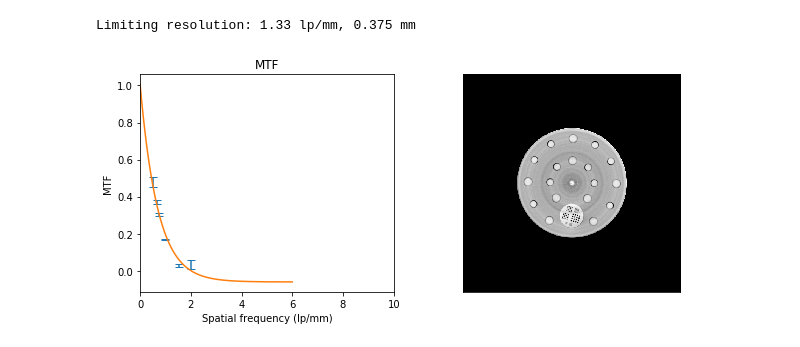
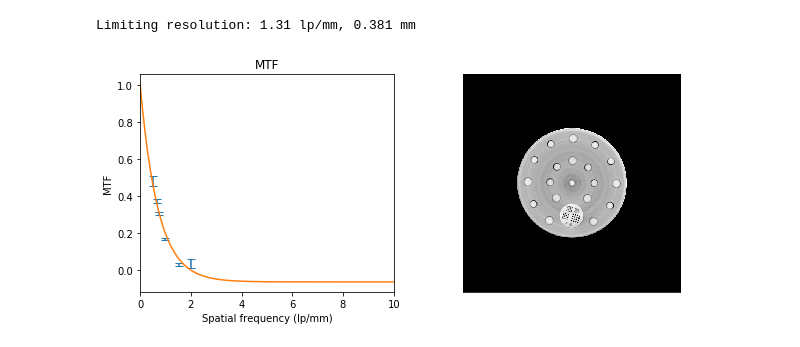
Before and after one commit to drichts/Reconstruction, a Jupyter notebook: presentations/AAPM21/mtf_ct.ipynb, the cells around one changed output. Drawn from its saved outputs; the diff is of its cells as text; code cells hidden in the pictures.

```diff
--- a/presentations/AAPM21/mtf_ct.ipynb
+++ b/presentations/AAPM21/mtf_ct.ipynb
@@ -8,7 +8,7 @@ from scipy.interpolate import CubicSpline
 directory = r'D:\OneDrive - University of Victoria\Research\LDA Data\AAPM21'
 folder = 'CT resolution'
 
-ct = np.load(os.path.join(directory, folder, 'Two', 'CT_norm.npy'))
+ct = np.load(os.path.join(directory, folder, 'Two', 'CT_norm_2.npy'))
 
 masks = np.load(os.path.join(directory, folder, 'Two', 'mtf_masks.npy'))
 
@@ -71,34 +71,36 @@ mtf_std = np.std(mtf_final, axis=0)
 from scipy.optimize import curve_fit
 
 def func(x, a, b, c):
     return a * np.exp(-b * x) + c
 
-freq_fit = np.linspace(0, 6, 100)
+freq_fit = np.linspace(0, 10, 100)
 
 popt, pcov = curve_fit(func, np.insert(freq, 0, 0), np.insert(mtf_mean, 0, 1))
 
 # Find the 0.1 spot
 mtf_new = func(freq_fit, *popt)
 idx = np.abs(mtf_new - 0.1).argmin()
 print(f'Limiting resolution: {freq_fit[idx]:0.2f} lp/mm, {1/(2*freq_fit[idx]):0.3f} mm')
 
 
 fig, ax = plt.subplots(1, 2, figsize=(10, 4))
 ax[0].errorbar(freq, mtf_mean, yerr=mtf_std, capsize=4, fmt='none')
 ax[0].plot(freq_fit, mtf_new)
 ax[0].set_title('MTF')
 ax[0].set_ylabel('MTF')
 ax[0].set_xlabel('Spatial frequency (lp/mm)')
 ax[0].set_xlim([0, 10])
 
 ax[1].imshow(ct[13], vmin=-800, vmax=100, cmap='gray')
 ax[1].axes.xaxis.set_ticks([])
 ax[1].axes.yaxis.set_ticks([])
 ax[1].grid(False)
 plt.show()
 
+np.save(os.path.join(directory, folder, 'Two', 'CT_mtf_fit_2.npy'), np.array([freq_fit, mtf_new]))
+np.save(os.path.join(directory, folder, 'Two', 'CT_mtf_data_2.npy'), np.array([freq, mtf_mean, mtf_std]))
 # Save the MTF
-np.save(os.path.join(directory, folder, 'mtf.npy'), np.array([freq, MTF]))
+# np.save(os.path.join(directory, folder, 'mtf.npy'), np.array([freq, MTF]))
 # %% [output]
-Limiting resolution: 1.33 lp/mm, 0.375 mm
+Limiting resolution: 1.31 lp/mm, 0.381 mm
-[figure, old version]
+[figure, new version]
```
Also changed, not shown: 6 other files.
